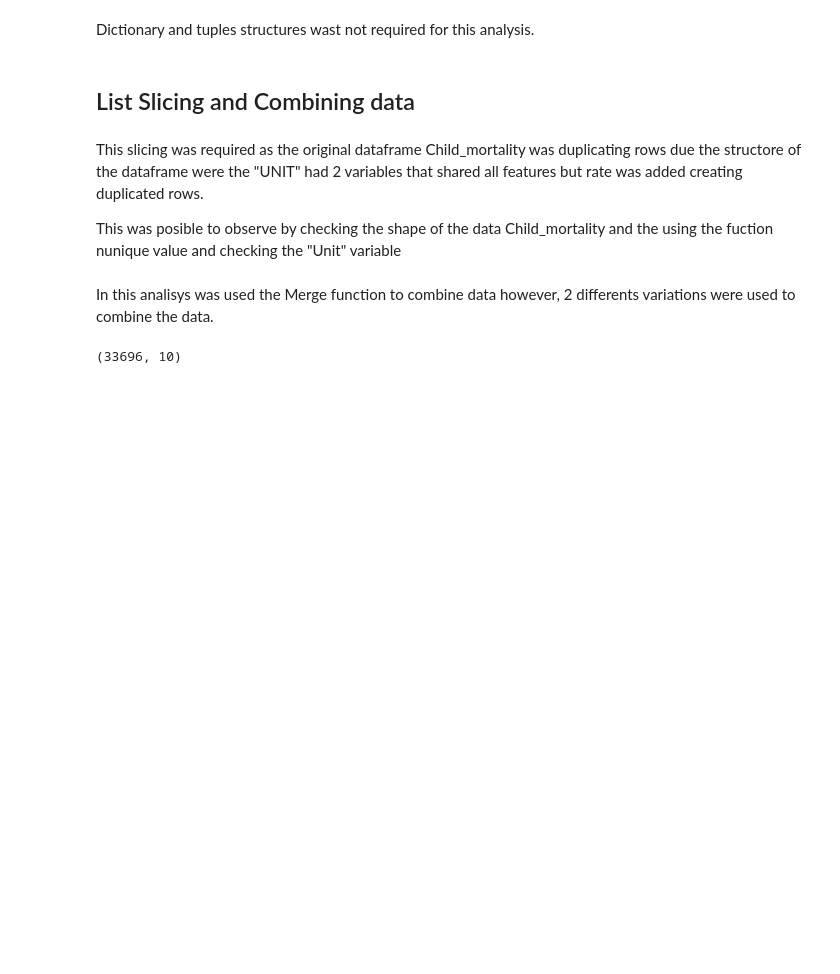
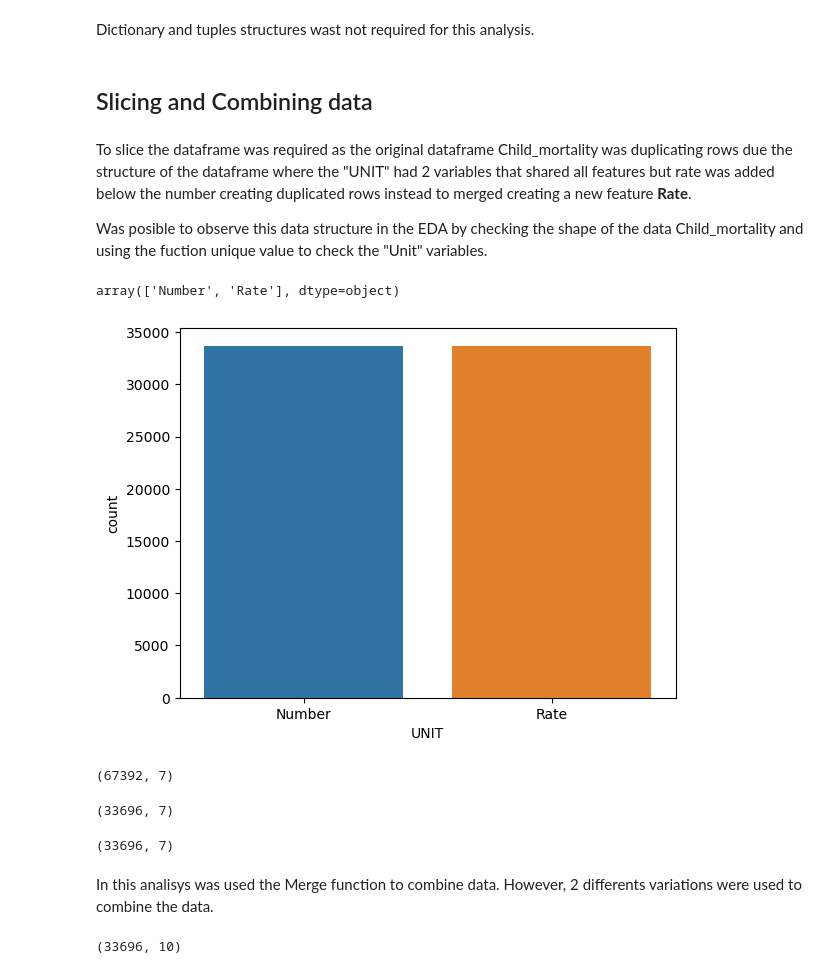
Before and after one commit to Paolacrir/CA1, a Jupyter notebook: Programing.ipynb, the cells around one changed output. Saved outputs shown, nothing was run; the diff lists cells and outputs as text; code cells hidden in the pictures; blank space fills up the shorter version.

Commit message:
Update Programing.ipynb
Second update
add Description
improve formating

```diff
--- a/Programing.ipynb
+++ b/Programing.ipynb
@@ -9,9 +15,4 @@ from matplotlib.ticker import PercentFormatter
 
 import warnings
 warnings.filterwarnings("ignore")
-# %%
-#add the database to start exploration
-
-missing_value_formats = ["n.a.","?","NA","n/a", "na", "-"]
-Child_mortality = pd.read_csv("Infant and Neonatal Mortality.csv", na_values = missing_value_formats,  dtype={'VALUE': float})
 # %%
@@ -59,9 +72,28 @@ array([ 0,  5,  8, ...,  1,  4, 17])
 # %% [markdown]
 Dictionary and tuples structures wast not required for this analysis.
 # %% [markdown]
-## List Slicing and Combining data
+##  Slicing and Combining data
 # %% [markdown]
-This slicing was required as the original dataframe Child_mortality was duplicating rows due the structore of the dataframe were the "UNIT" had 2 variables that shared all features but rate was added creating duplicated rows.
+To slice the dataframe was required as the original dataframe Child_mortality was duplicating rows due the structure of the dataframe where the "UNIT" had 2 variables that shared all features but rate was added below the number creating duplicated rows instead to merged creating a new feature **Rate**.
 
-This was posible to observe by checking the shape of the data Child_mortality and the using the fuction nunique value and checking the "Unit" variable
+Was posible to observe this data structure in the EDA by checking the shape of the data Child_mortality and using the fuction unique value to check the "Unit" variables.
+# %%
+#unique values
+Child_mortality["UNIT"].unique()
+# %% [output]
+array(['Number', 'Rate'], dtype=object)
+# %%
+
+#Plot the unique values
+# Plot the counts of unique values in the "UNIT" column
+sns.countplot(data=Child_mortality, x="UNIT")
+plt.show()
+# %% [output]
+[figure, added]
+# %%
+#To check size of the dataset
+#This dataset has 67392 rows and 7 Columns
+Child_mortality.shape
+# %% [output]
+(67392, 7)
 # %%
@@ -69,6 +101,18 @@ This was posible to observe by checking the shape of the data Child_mortality an
 
 Number = Child_mortality.loc[Child_mortality['UNIT']=='Number']
 rate = Child_mortality.loc[Child_mortality['UNIT']=='Rate' ]
+# %%
+#To check size of the dataset
+#This dataset has 33696 rows and 7 Columns
+Number.shape
+# %% [output]
+(33696, 7)
+# %%
+#To check size of the dataset
+#This dataset has 33696 rows and 7 Columns
+rate.shape
+# %% [output]
+(33696, 7)
 # %% [markdown]
-In this analisys was used the Merge function to combine data however, 2 differents variations were used to combine the data.
+In this analisys was used the Merge function to combine data. However, 2 differents variations were used to combine the data.
 # %%
```
Also changed, not shown: parts of 36 cells of this notebook.
